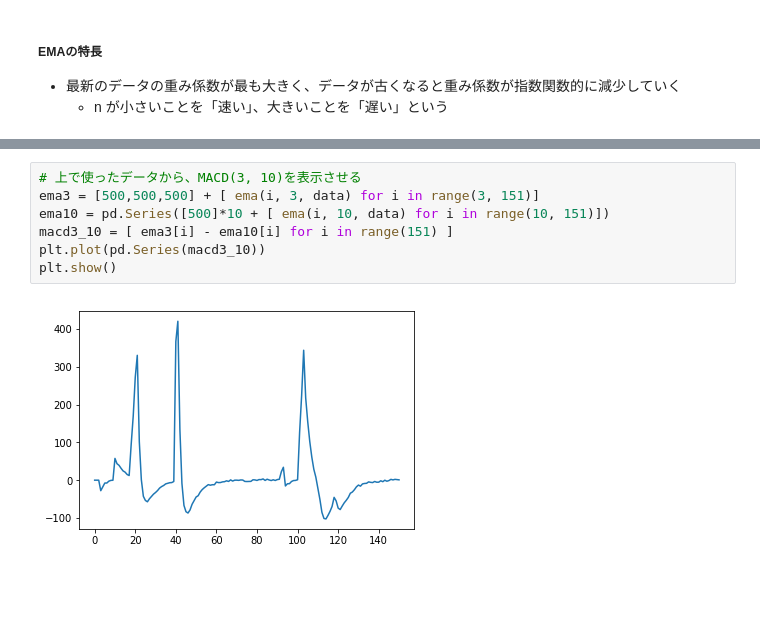
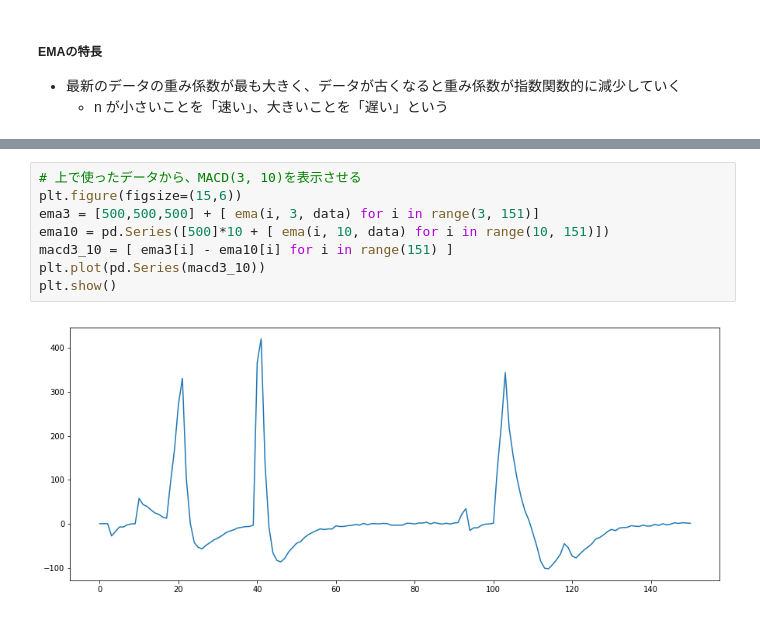
Before and after one commit to NPoi/onsha_heisha-webdataml, a Jupyter notebook: Chapter2.ipynb, the cells around one changed output, grey strips where cells are left out. Saved outputs shown, nothing was run; the diff lists cells and outputs as text; blank space fills up the shorter version.

```diff
--- a/Chapter2.ipynb
+++ b/Chapter2.ipynb
@@ -223,9 +228,10 @@ plt.show()
 # %%
 # 上で使ったデータから、MACD(3, 10)を表示させる
+plt.figure(figsize=(15,6))
 ema3 = [500,500,500] + [ ema(i, 3, data) for i in range(3, 151)]
 ema10 = pd.Series([500]*10 + [ ema(i, 10, data) for i in range(10, 151)])
 macd3_10 = [ ema3[i] - ema10[i] for i in range(151) ]
 plt.plot(pd.Series(macd3_10))
 plt.show()
 # %% [output]
-[figure, old version]
+[figure, new version]
```
Also changed, not shown: parts of 4 cells of this notebook.
